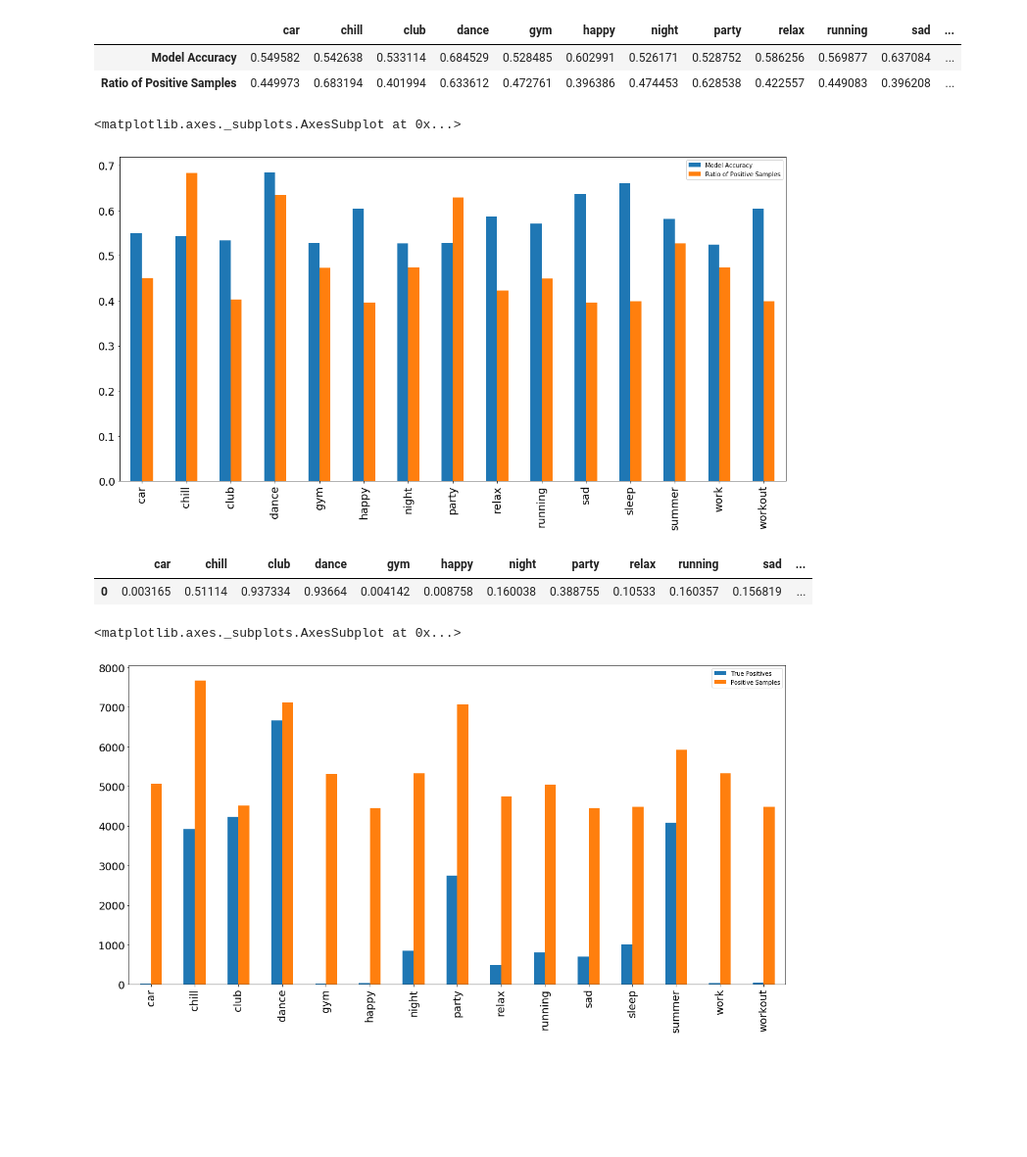
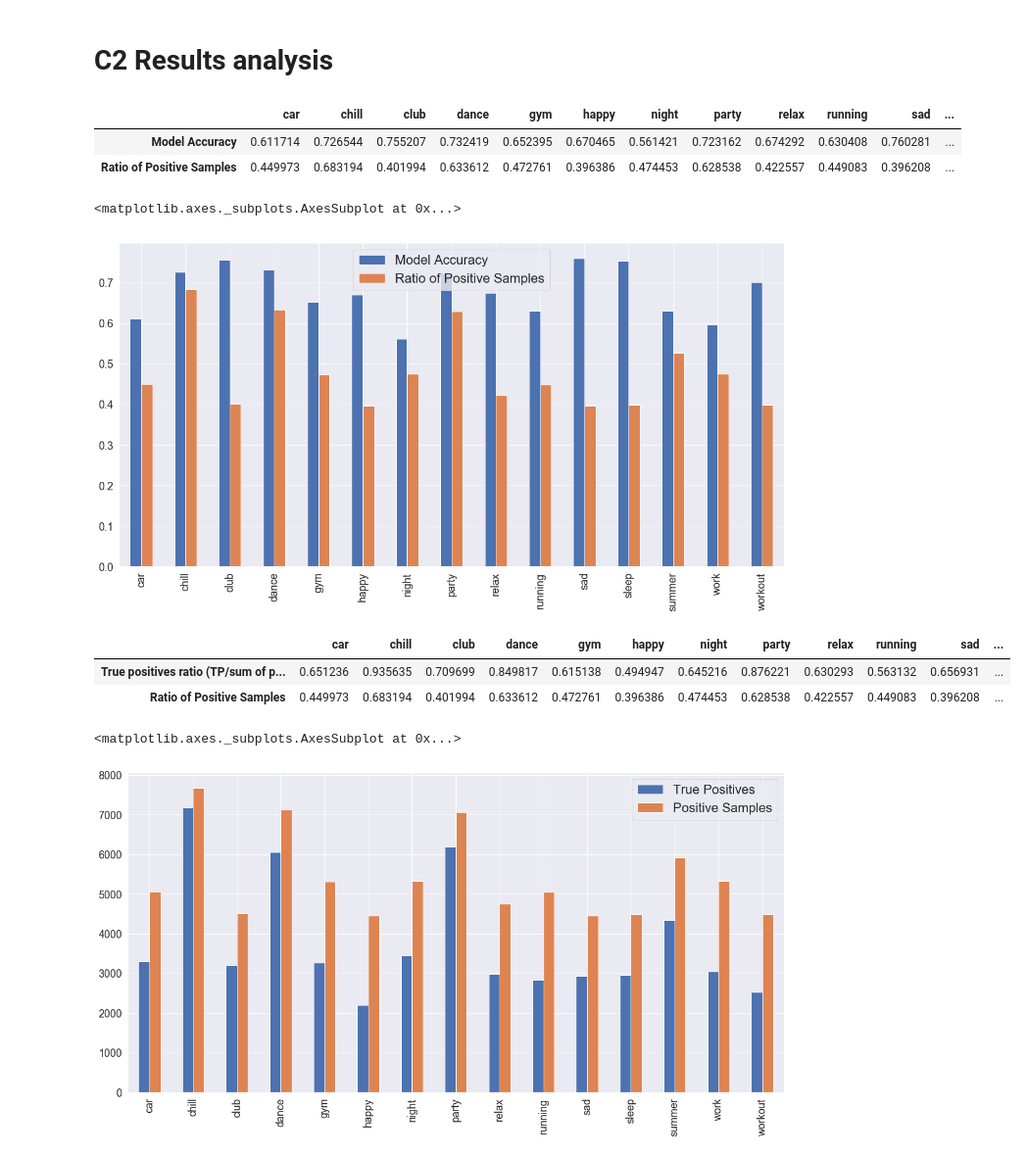
Before and after one commit to KarimMibrahim/context_classification_cnn, a Jupyter notebook: Analysis_of_classification_results.ipynb, the cells around one changed output. Shown at 98% size. Cells and saved outputs as stored; diff of their text form; code cells hidden in the pictures; blank space fills up the shorter version.

Commit message:
moving analysis notebok to cluster'

```diff
--- a/Analysis_of_classification_results.ipynb
+++ b/Analysis_of_classification_results.ipynb
@@ -5,8 +7,10 @@ import pandas as pd
+# %% [markdown]
+# C2 Results analysis
 # %%
-test_pred_prob = np.loadtxt(os.path.join('/home/karim/Documents/research/experiments_results/Pipeline_CNN/2019-06-28_17-30-41'
+test_pred_prob = np.loadtxt(os.path.join('/home/karim/Documents/research/experiments_results/C2_square/2019-07-02_08-42-55/'
                                          , 'predictions.out'), delimiter=',')
 
-test_classes = np.loadtxt(os.path.join('/home/karim/Documents/research/experiments_results/Pipeline_CNN/2019-06-28_17-30-41',
+test_classes = np.loadtxt(os.path.join('/home/karim/Documents/research/experiments_results/C2_square/2019-07-02_08-42-55/',
                                        'test_ground_truth_classes.txt'), delimiter=',')
 # %%
 test_pred = np.round(test_pred_prob)
@@ -25,22 +29,25 @@ accuracies_df.index = ['Model Accuracy' , 'Ratio of Positive Samples']
 accuracies_df
 # %% [output]
 |  | car | chill | club | dance | gym | happy | night | party | relax | running | sad | ... |
-| Model Accuracy | 0.549582 | 0.542638 | 0.533114 | 0.684529 | 0.528485 | 0.602991 | 0.526171 | 0.528752 | 0.586256 | 0.569877 | 0.637084 | ... |
+| Model Accuracy | 0.611714 | 0.726544 | 0.755207 | 0.732419 | 0.652395 | 0.670465 | 0.561421 | 0.723162 | 0.674292 | 0.630408 | 0.760281 | ... |
 | Ratio of Positive Samples | 0.449973 | 0.683194 | 0.401994 | 0.633612 | 0.472761 | 0.396386 | 0.474453 | 0.628538 | 0.422557 | 0.449083 | 0.396208 | ... |
 # %%
 accuracies_df.T.plot.bar(figsize=(20,10),fontsize = 18)
 # %% [output]
 <matplotlib.axes._subplots.AxesSubplot at 0x...>
-[figure, old version]
+[figure, new version]
 # %%
 true_positives_ratio_perclass = sum((test_pred == test_classes) *  (test_classes == 1)) / sum(test_classes)
 true_positives_ratio_df = pd.DataFrame(columns= LABELS_LIST)
 true_positives_ratio_df.index.astype(str, copy = False)
 true_positives_ratio_df.loc[0] = true_positives_ratio_perclass
+true_positives_ratio_df.loc[1] = percentage_of_positives_perclass
+true_positives_ratio_df.index = ['True positives ratio (TP/sum of positive samples)', 'Ratio of Positive Samples']
 true_positives_ratio_df
 # %% [output]
 |  | car | chill | club | dance | gym | happy | night | party | relax | running | sad | ... |
-| 0 | 0.003165 | 0.51114 | 0.937334 | 0.93664 | 0.004142 | 0.008758 | 0.160038 | 0.388755 | 0.10533 | 0.160357 | 0.156819 | ... |
+| True positives ratio (TP/sum of p... | 0.651236 | 0.935635 | 0.709699 | 0.849817 | 0.615138 | 0.494947 | 0.645216 | 0.876221 | 0.630293 | 0.563132 | 0.656931 | ... |
+| Ratio of Positive Samples | 0.449973 | 0.683194 | 0.401994 | 0.633612 | 0.472761 | 0.396386 | 0.474453 | 0.628538 | 0.422557 | 0.449083 | 0.396208 | ... |
 # %%
 true_positives_perclass = sum((test_pred == test_classes) *  (test_classes == 1))
 true_positives_df = pd.DataFrame(columns= LABELS_LIST)
@@ -54,7 +61,7 @@ true_positives_df.index = ['True Positives' , 'Positive Samples']
 true_positives_df.T.plot.bar(figsize=(20,10),fontsize = 18)
 # %% [output]
 <matplotlib.axes._subplots.AxesSubplot at 0x...>
-[figure, old version]
+[figure, new version]
 # %%
 # Getting coocuarances
 test_pred_df = pd.DataFrame(test_pred,columns=LABELS_LIST)
```
Also changed, not shown: parts of 28 cells of this notebook, 1 other file.
